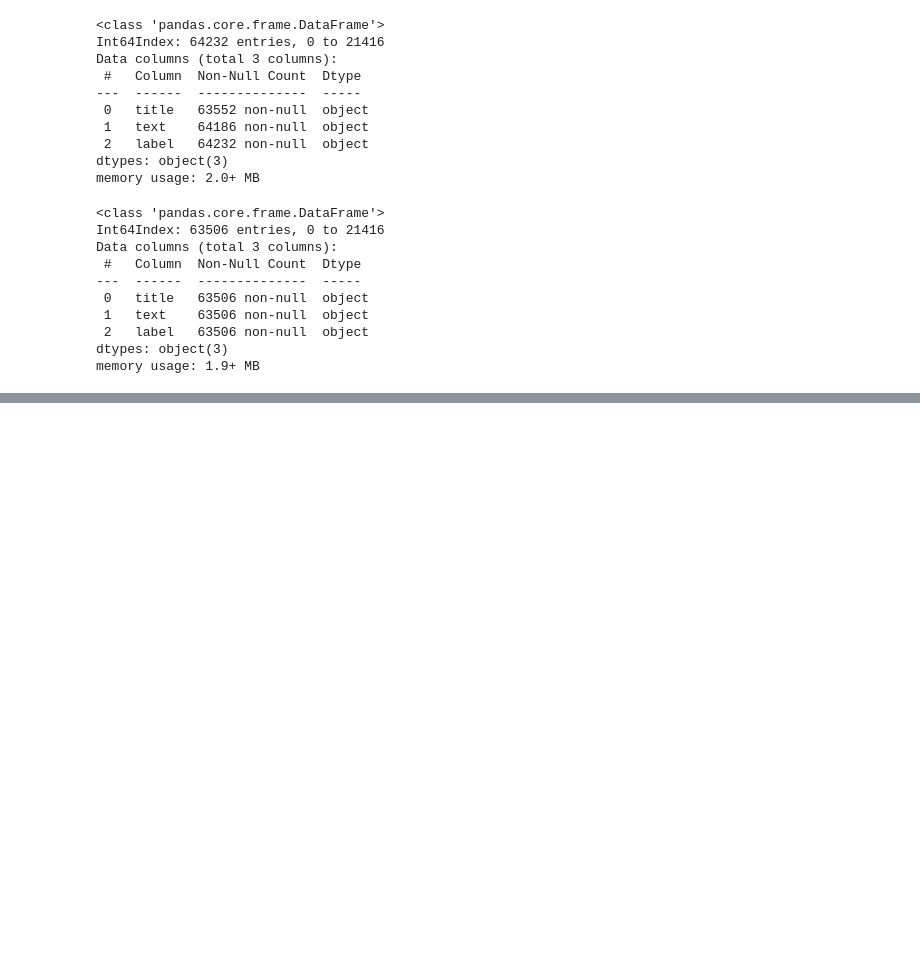
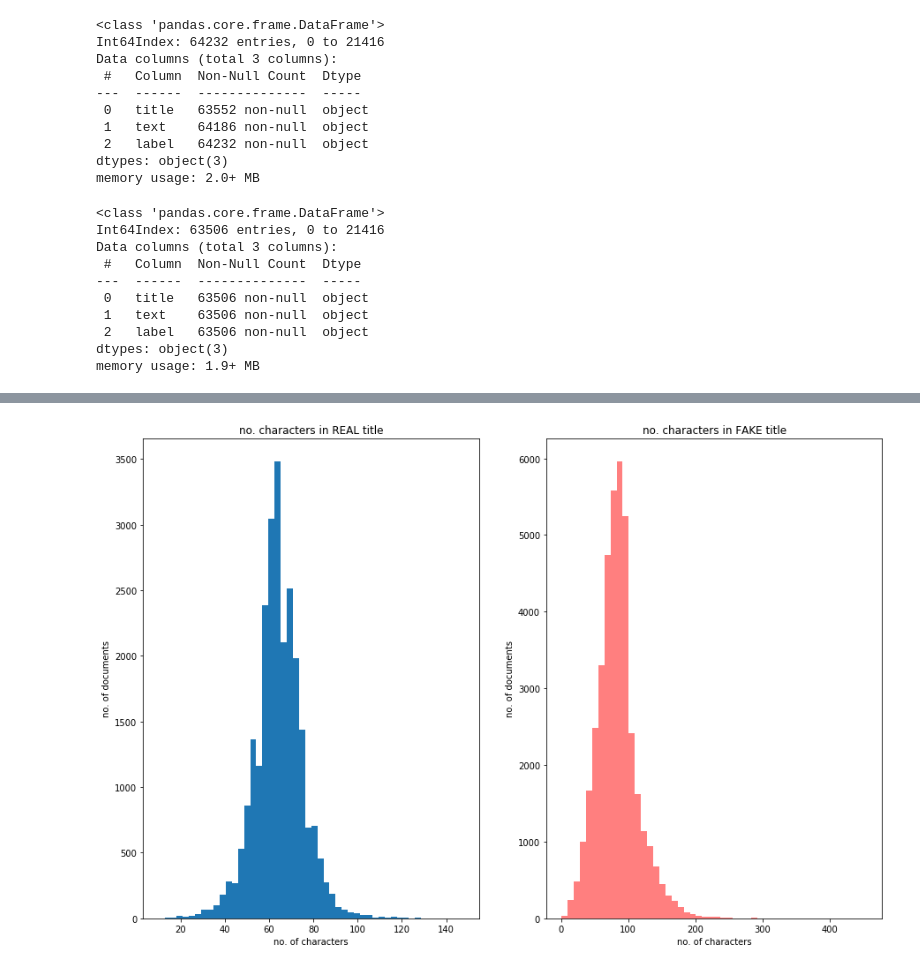
Before and after one commit to efbelle/Capstone-2-Fake-News-Detector, a Jupyter notebook: Fake News Detector.ipynb, the cells around one changed output, grey strips where cells are left out. Drawn from its saved outputs; the diff is of its cells as text; code cells hidden in the pictures; blank space fills up the shorter version.

```diff
--- a/Fake News Detector.ipynb
+++ b/Fake News Detector.ipynb
@@ -316,0 +370,6 @@ memory usage: 1.9+ MB
+# %%
+# How many characters in title. This is a topic for copywriters.
+#They tend to know what words and characters tend to work best for readers. Is this same thought used here?
+
+df['title_char'] = df['title'].str.len()
+df.head()
@@ -316,0 +383,23 @@ memory usage: 1.9+ MB
+# %%
+# Filtering Real titles
+rt = df.title_char[df.label =='REAL']
+# %%
+# Filtering Fake titles
+ft = df.title_char[df.label =='FAKE']
+# %%
+#plot number of characters in real and fake titles
+n_bins=50
+fig_size=(15,10)
+fig, axs = plt.subplots(1, 2, figsize=fig_size)
+
+# We can set the number of bins with the `bins` kwarg
+axs[0].hist(rt, bins=n_bins)
+axs[0].set_title('no. characters in REAL title')
+axs[1].hist(ft, bins=n_bins, color='red', alpha=0.5)
+axs[1].set_title('no. characters in FAKE title')
+
+
+for ax in axs.flat:
+    ax.set(xlabel='no. of characters', ylabel='no. of documents')
+# %% [output]
+[figure, added]
```
Also changed, not shown: parts of 89 cells of this notebook.
